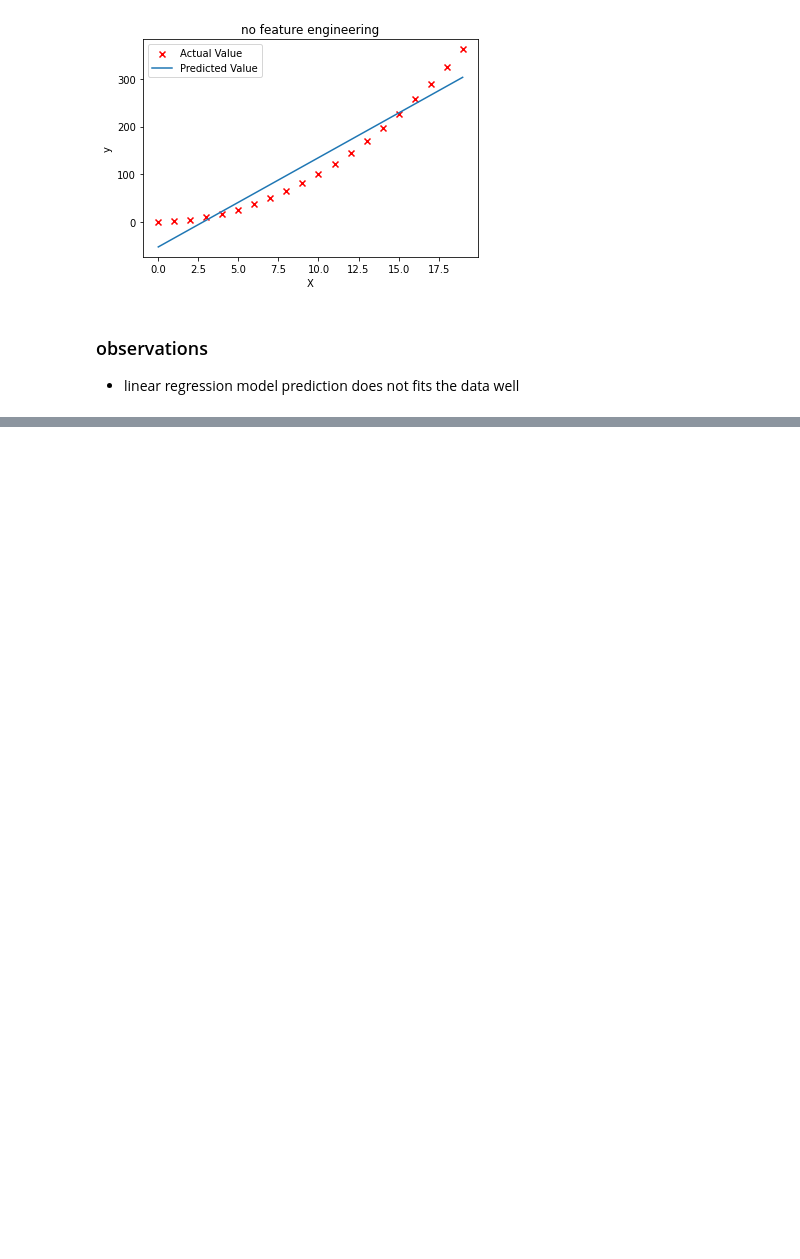
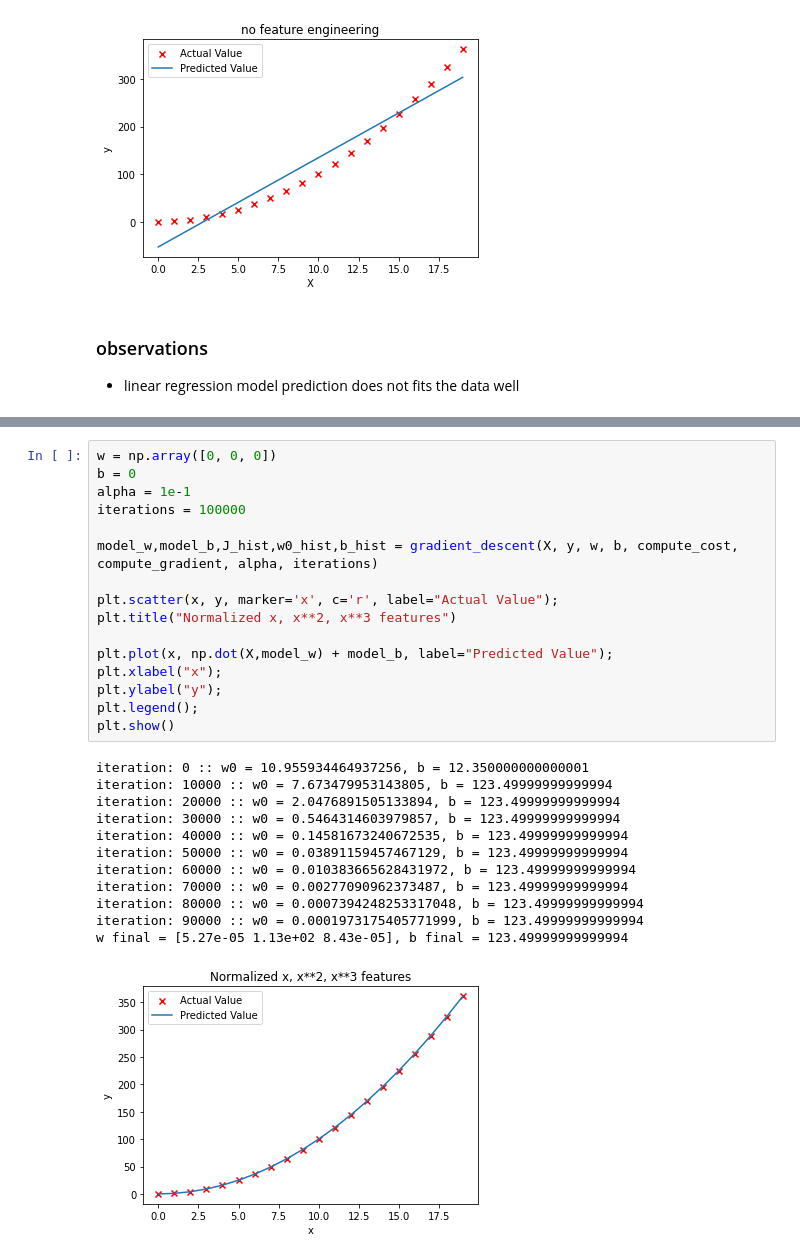
Before and after one commit to anikettrivedi/ml-ai, a Jupyter notebook: 02_linear_regression/02_07_feature_engineering.ipynb, the cells around one changed output, grey strips where cells are left out. Drawn from its saved outputs; the diff is of its cells as text; blank space fills up the shorter version.

```diff
--- a/02_linear_regression/02_07_feature_engineering.ipynb
+++ b/02_linear_regression/02_07_feature_engineering.ipynb
@@ -87,0 +174,29 @@ w0 final = 1.0041749387228514, b final = [0.04896444]
+# %%
+w = np.array([0, 0, 0])
+b = 0
+alpha = 1e-1
+iterations = 100000
+
+model_w,model_b,J_hist,w0_hist,b_hist = gradient_descent(X, y, w, b, compute_cost, compute_gradient, alpha, iterations)
+
+plt.scatter(x, y, marker='x', c='r', label="Actual Value");
+plt.title("Normalized x, x**2, x**3 features")
+
+plt.plot(x, np.dot(X,model_w) + model_b, label="Predicted Value");
+plt.xlabel("x");
+plt.ylabel("y");
+plt.legend();
+plt.show()
+# %% [output]
+iteration: 0 :: w0 = 10.955934464937256, b = 12.350000000000001
+iteration: 10000 :: w0 = 7.673479953143805, b = 123.49999999999994
+iteration: 20000 :: w0 = 2.0476891505133894, b = 123.49999999999994
+iteration: 30000 :: w0 = 0.5464314603979857, b = 123.49999999999994
+iteration: 40000 :: w0 = 0.14581673240672535, b = 123.49999999999994
+iteration: 50000 :: w0 = 0.03891159457467129, b = 123.49999999999994
+iteration: 60000 :: w0 = 0.010383665628431972, b = 123.49999999999994
+iteration: 70000 :: w0 = 0.00277090962373487, b = 123.49999999999994
+iteration: 80000 :: w0 = 0.0007394248253317048, b = 123.49999999999994
+iteration: 90000 :: w0 = 0.0001973175405771999, b = 123.49999999999994
+w final = [5.27e-05 1.13e+02 8.43e-05], b final = 123.49999999999994
+[figure, added]
```
Also changed, not shown: parts of 16 cells of this notebook, 3 other files.
